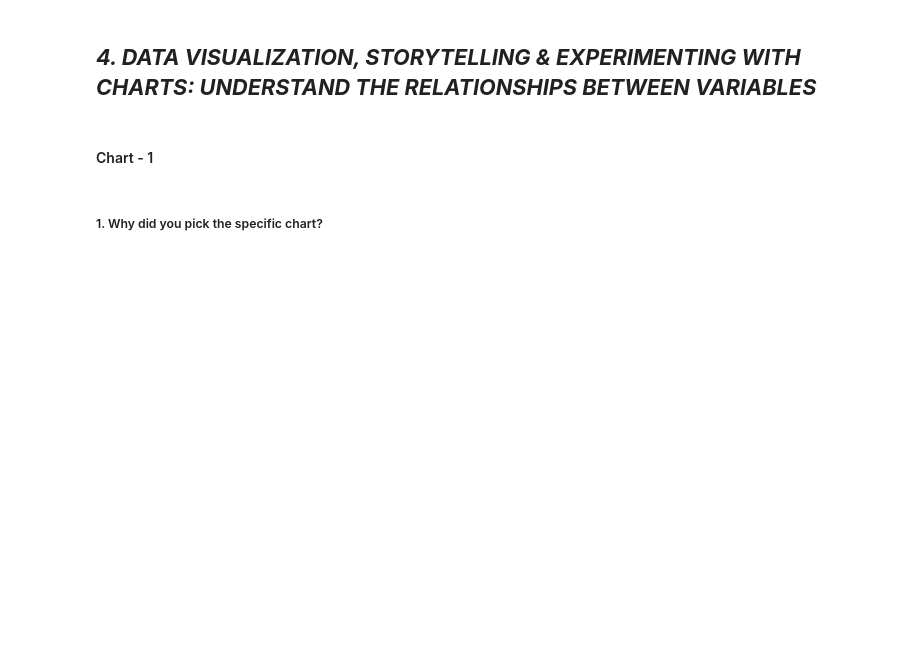
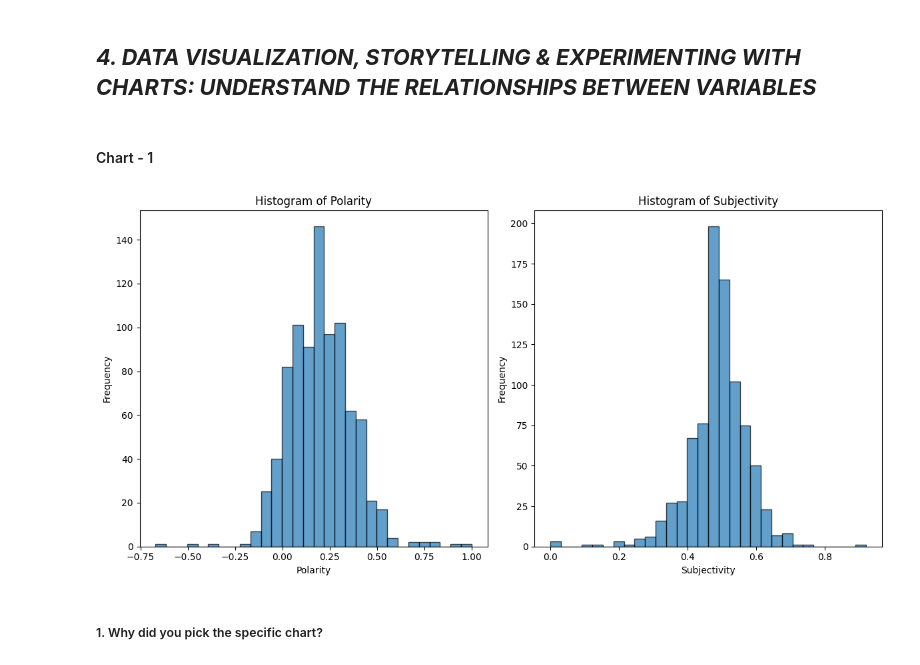
Before and after one commit to kush-agra-soni/3_play_store_eda, a Jupyter notebook: main.ipynb, the cells around one changed output. Saved outputs shown, nothing was run; the diff lists cells and outputs as text; code cells hidden in the pictures; blank space fills up the shorter version.

Commit message:
Working on Graphs

```diff
--- a/main.ipynb
+++ b/main.ipynb
@@ -886,3 +884,29 @@ DATING                234.0  4.01  0.58  1.0  3.90  4.20  4.2  5.0
+# %%
+# Chart - 1 visualization code
+# In practice, you will use the original dataset again for plotting
+df = pd.read_csv('final_review_data.csv')
+
+# Histogram for Polarity and Subjectivity
+plt.figure(figsize=(12, 6))
+
+# Histogram for Polarity
+plt.subplot(1, 2, 1)
+plt.hist(df['Polarity'], bins=30, edgecolor='k', alpha=0.7)
+plt.title('Histogram of Polarity')
+plt.xlabel('Polarity')
+plt.ylabel('Frequency')
+
+# Histogram for Subjectivity
+plt.subplot(1, 2, 2)
+plt.hist(df['Subjectivity'], bins=30, edgecolor='k', alpha=0.7)
+plt.title('Histogram of Subjectivity')
+plt.xlabel('Subjectivity')
+plt.ylabel('Frequency')
+
+plt.tight_layout()
+plt.show()
+# %% [output]
+[figure, added]
 # %% [markdown]
 ##### 1. Why did you pick the specific chart?
 # %% [markdown]
```
Also changed, not shown: parts of 7 cells of this notebook, 1 other file.
